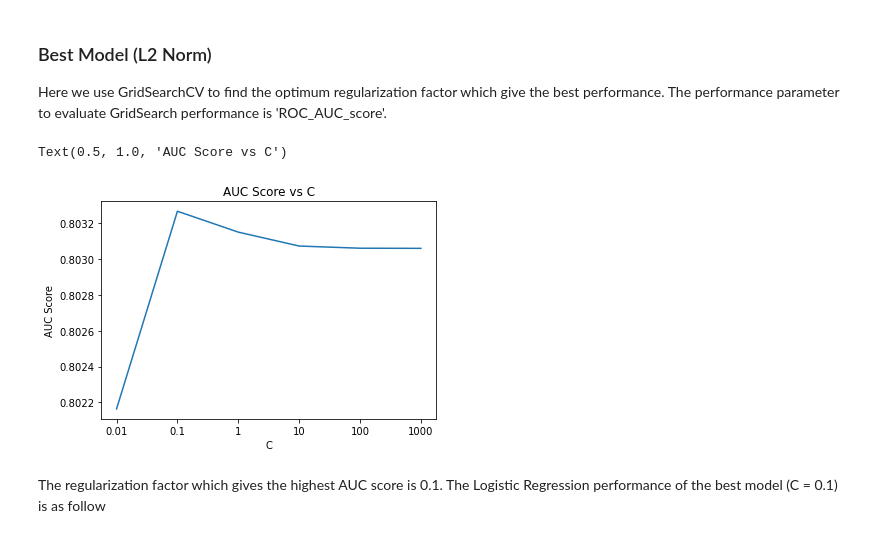
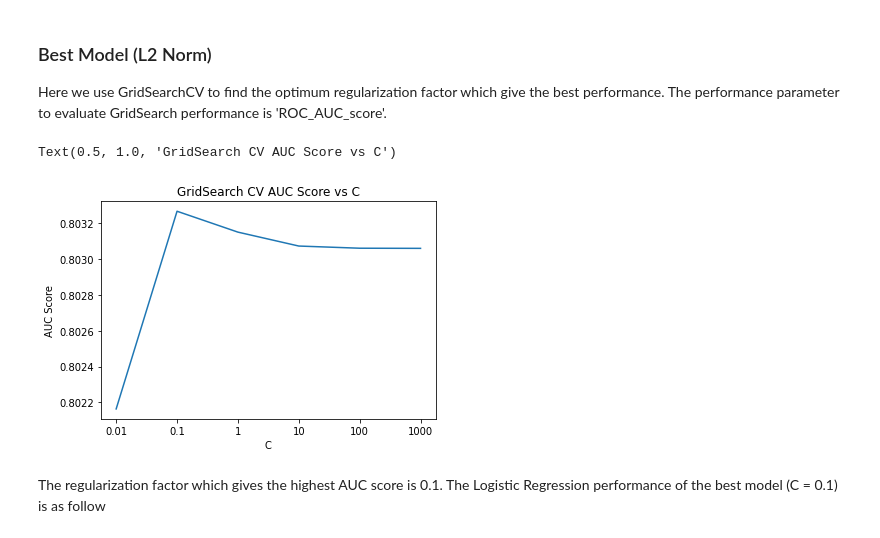
Before and after one commit to benjaminlq/Prediction-of-Water-Point-Functionality, a Jupyter notebook: Water_Point.ipynb, the cells around one changed output. Drawn from its saved outputs; the diff is of its cells as text; code cells hidden in the pictures.

```diff
--- a/Water_Point.ipynb
+++ b/Water_Point.ipynb
@@ -466,22 +537,22 @@ warnings.filterwarnings("ignore")
 # %%
 from sklearn.model_selection import GridSearchCV
 params_grid = {'C':[0.01,0.1, 1, 10, 100,1000]}
 lr_l2 = linear_model.LogisticRegression(penalty = 'l2',
                           random_state = 2021,
                           solver = 'lbfgs')
 
 lr_models = GridSearchCV(lr_l2,params_grid,
-                         scoring = 'roc_auc', n_jobs = 4)
+                         scoring = 'roc_auc')
 
 lr_models.fit(x_train,y_train)
 auc_scores = lr_models.cv_results_['mean_test_score']
 plt.plot([str(i) for i in params_grid['C']],auc_scores)
 plt.xlabel('C')
 plt.ylabel('AUC Score')
-plt.title('AUC Score vs C')
+plt.title('GridSearch CV AUC Score vs C')
 # %% [output]
-Text(0.5, 1.0, 'AUC Score vs C')
+Text(0.5, 1.0, 'GridSearch CV AUC Score vs C')
-[figure, old version]
+[figure, new version]
 # %% [markdown]
 The regularization factor which gives the highest AUC score is 0.1. The Logistic Regression performance of the best model (C = 0.1) is as follow
 # %%
```
Also changed, not shown: parts of 23 cells of this notebook.
